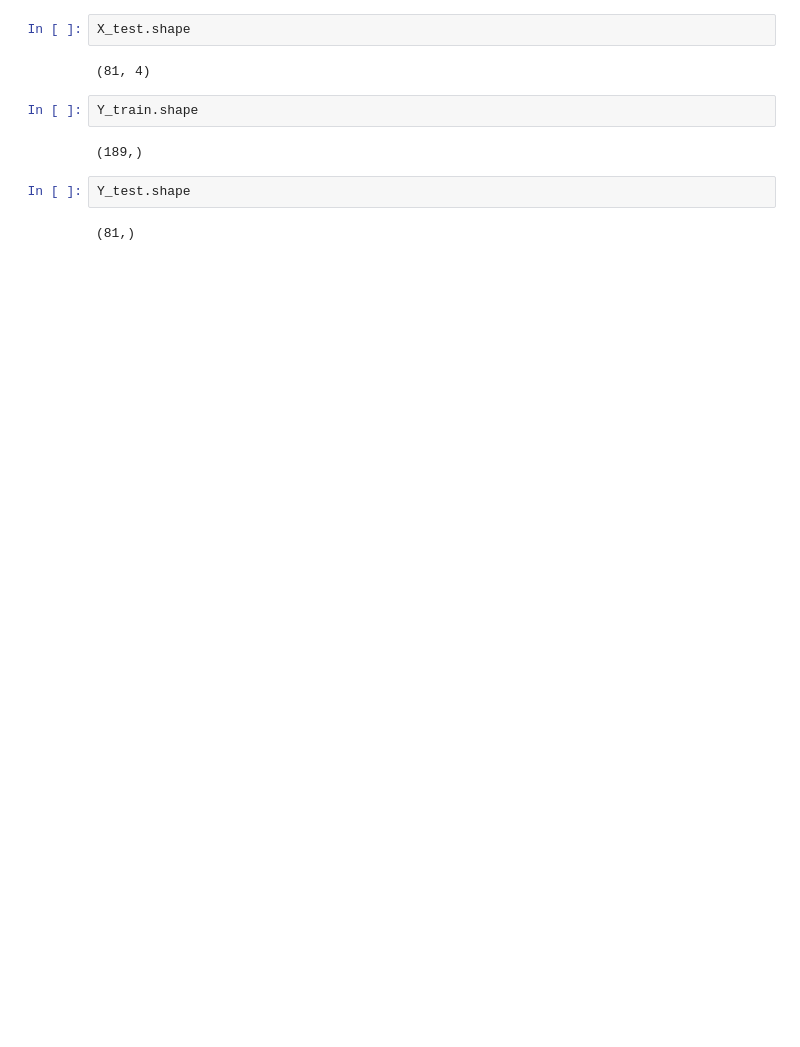
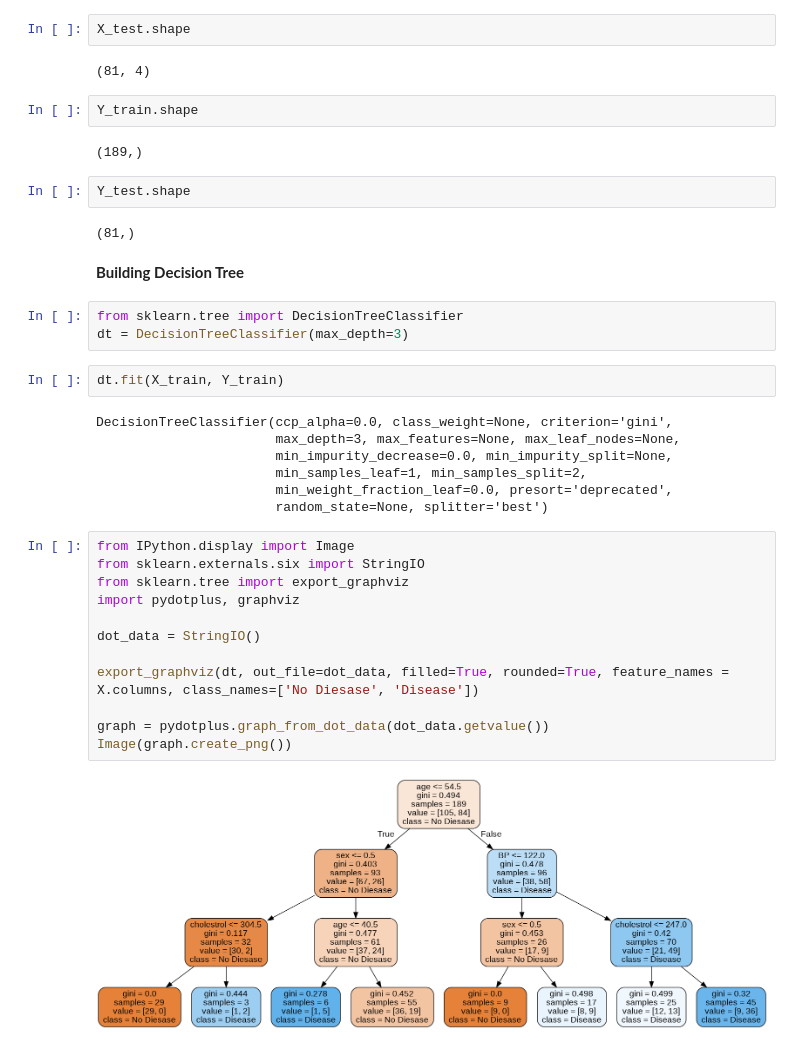
Before and after one commit to santoshkumarvagga/API, a Jupyter notebook: Trees.ipynb, the cells around one changed output. Saved outputs shown, nothing was run; the diff lists cells and outputs as text; blank space fills up the shorter version.

```diff
--- a/Trees.ipynb
+++ b/Trees.ipynb
@@ -92,3 +92,31 @@ Y_train.shape
 Y_test.shape
 # %% [output]
 (81,)
+# %% [markdown]
+**Building Decision Tree**
+# %%
+from sklearn.tree import DecisionTreeClassifier
+dt = DecisionTreeClassifier(max_depth=3)
+# %%
+dt.fit(X_train, Y_train)
+# %% [output]
+DecisionTreeClassifier(ccp_alpha=0.0, class_weight=None, criterion='gini',
+                       max_depth=3, max_features=None, max_leaf_nodes=None,
+                       min_impurity_decrease=0.0, min_impurity_split=None,
+                       min_samples_leaf=1, min_samples_split=2,
+                       min_weight_fraction_leaf=0.0, presort='deprecated',
+                       random_state=None, splitter='best')
+# %%
+from IPython.display import Image
+from sklearn.externals.six import StringIO
+from sklearn.tree import export_graphviz
+import pydotplus, graphviz
+
+dot_data = StringIO()
+
+export_graphviz(dt, out_file=dot_data, filled=True, rounded=True, feature_names = X.columns, class_names=['No Diesase', 'Disease'])
+
+graph = pydotplus.graph_from_dot_data(dot_data.getvalue())
+Image(graph.create_png())
+# %% [output]
+[figure, added]
```
